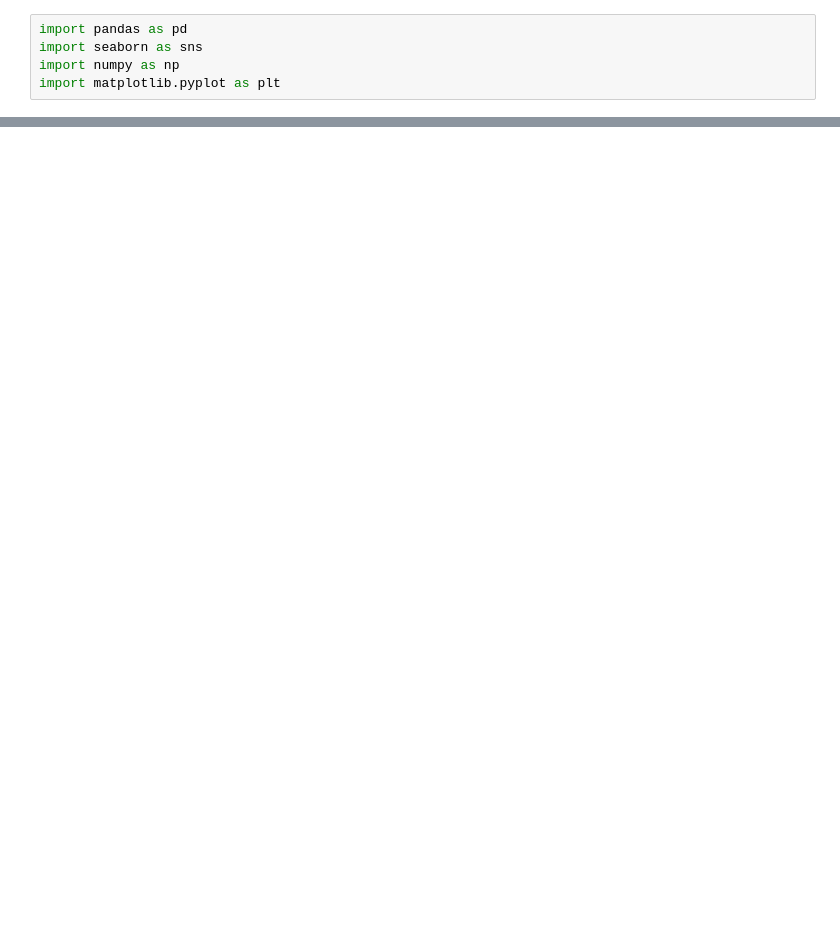
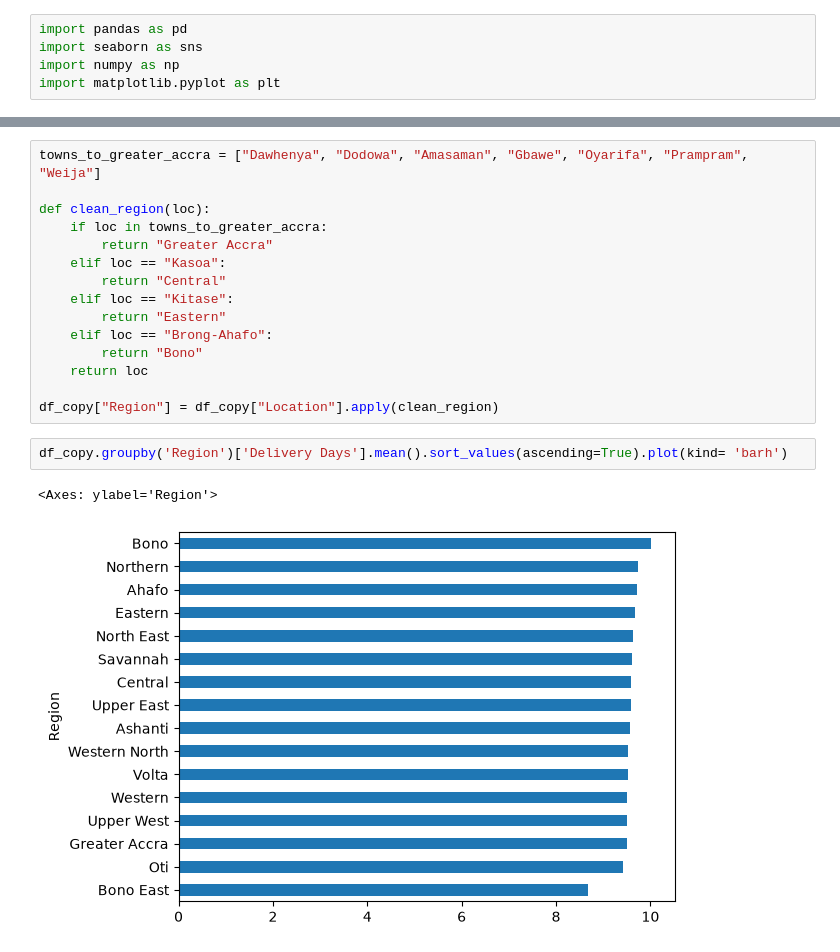
Before and after one commit to abdullahshamshad03/Flipkart-Sales-Dashboard, a Jupyter notebook: sales.ipynb, the cells around one changed output, grey strips where cells are left out. Drawn from its saved outputs; the diff is of its cells as text; blank space fills up the shorter version.

Commit message:
Update notebook with clean outputs

```diff
--- a/sales.ipynb
+++ b/sales.ipynb
@@ -14,0 +212,20 @@ ImportError: `Import openpyxl` failed.  Use pip or conda to install the openpyxl
+# %%
+towns_to_greater_accra = ["Dawhenya", "Dodowa", "Amasaman", "Gbawe", "Oyarifa", "Prampram", "Weija"]
+
+def clean_region(loc):
+    if loc in towns_to_greater_accra:
+        return "Greater Accra"
+    elif loc == "Kasoa":
+        return "Central"
+    elif loc == "Kitase":
+        return "Eastern"
+    elif loc == "Brong-Ahafo":
+        return "Bono"
+    return loc
+
+df_copy["Region"] = df_copy["Location"].apply(clean_region)
+# %%
+df_copy.groupby('Region')['Delivery Days'].mean().sort_values(ascending=True).plot(kind= 'barh')
+# %% [output]
+<Axes: ylabel='Region'>
+[figure, added]
```
Also changed, not shown: parts of 66 cells of this notebook.
